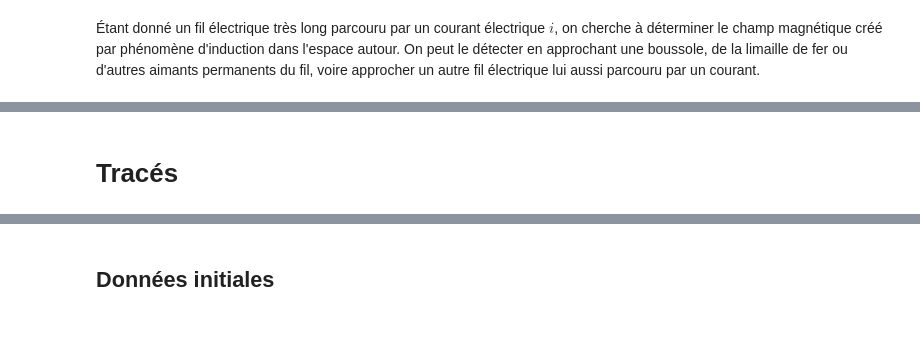
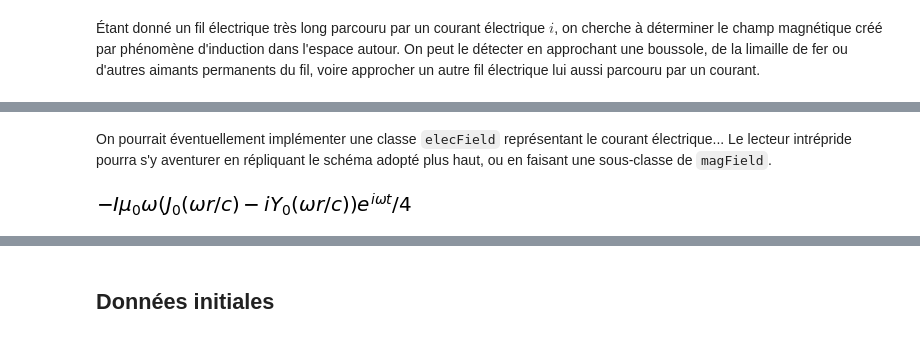
Before and after one commit to ManifoldFR/appro-phy-ts, a Jupyter notebook: parts/electrostat/champmag_courantvariable/variableCurrent_field.ipynb, the cells around one changed output, grey strips where cells are left out. Cells and saved outputs as stored; diff of their text form; code cells hidden in the pictures.

```diff
--- a/parts/electrostat/champmag_courantvariable/variableCurrent_field.ipynb
+++ b/parts/electrostat/champmag_courantvariable/variableCurrent_field.ipynb
@@ -187,2 +219,8 @@ def build_field(t, colmap='bone'):
-# %% [markdown]
-# Tracés
+# %% [markdown]
+On pourrait éventuellement implémenter une classe `elecField` représentant le courant électrique... Le lecteur intrépride pourra s'y aventurer en répliquant le schéma adopté plus haut, ou en faisant une sous-classe de `magField`.
+# %%
+# Composante du champ électrique associée à la pulsation omega
+E_component = -sp.diff(A_component, t).expand().simplify()
+E_component
+# %% [output]
+[figure, added]
```
Also changed, not shown: parts of 41 cells of this notebook, 10 other files.
